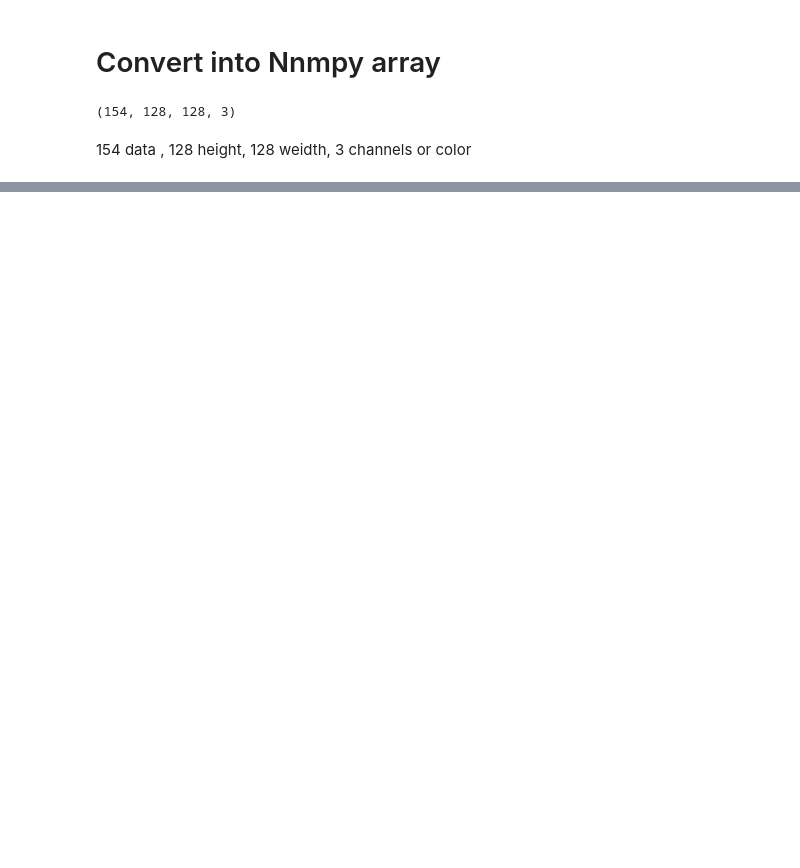
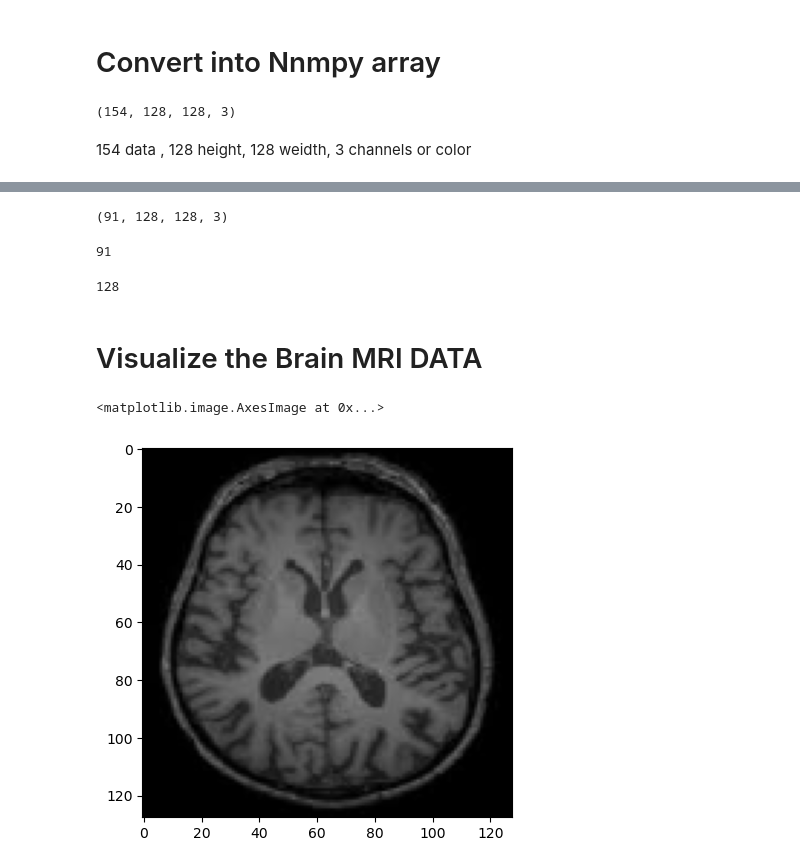
Before and after one commit to AshikurIST/CNN_Brain_Tumor_detection, a Jupyter notebook: MRI_Brain_Tumor_Detector.ipynb, the cells around one changed output, grey strips where cells are left out. Cells and saved outputs as stored; diff of their text form; code cells hidden in the pictures; blank space fills up the shorter version.

```diff
--- a/MRI_Brain_Tumor_Detector.ipynb
+++ b/MRI_Brain_Tumor_Detector.ipynb
@@ -58,7 +58,7 @@ for img in tumor:
 # %%
 # Loading the No tumor data
 
-health= []
+healthy= []
 path = './MRI_DATA/brain_tumor_dataset/no/*.jpg'
 
 for f in glob.iglob(path):
@@ -66,5 +66,5 @@ for f in glob.iglob(path):
     img = cv2.resize(img,(128,128))
     b,g,r = cv2.split(img)
     img = cv2.merge([r,g,b])
-    health.append(img)
+    healthy.append(img)
 # %%
@@ -95,7 +77,7 @@ for img in health:
 # %% [markdown]
 # Convert into Nnmpy array
 # %%
-healty = np.array(health)
+healthy = np.array(healthy)
 tumor = np.array(tumor)
 # %%
 tumor.shape
@@ -111,0 +98,19 @@ All.shape
+# %%
+healthy.shape
+# %% [output]
+(91, 128, 128, 3)
+# %%
+healthy.shape[0]
+# %% [output]
+91
+# %%
+healty.shape[1]
+# %% [output]
+128
+# %% [markdown]
+# Visualize the Brain MRI DATA
+# %%
+plt.imshow(healthy[0])
+# %% [output]
+<matplotlib.image.AxesImage at 0x...>
+[figure, added]
```
Also changed, not shown: parts of 9 cells of this notebook.
